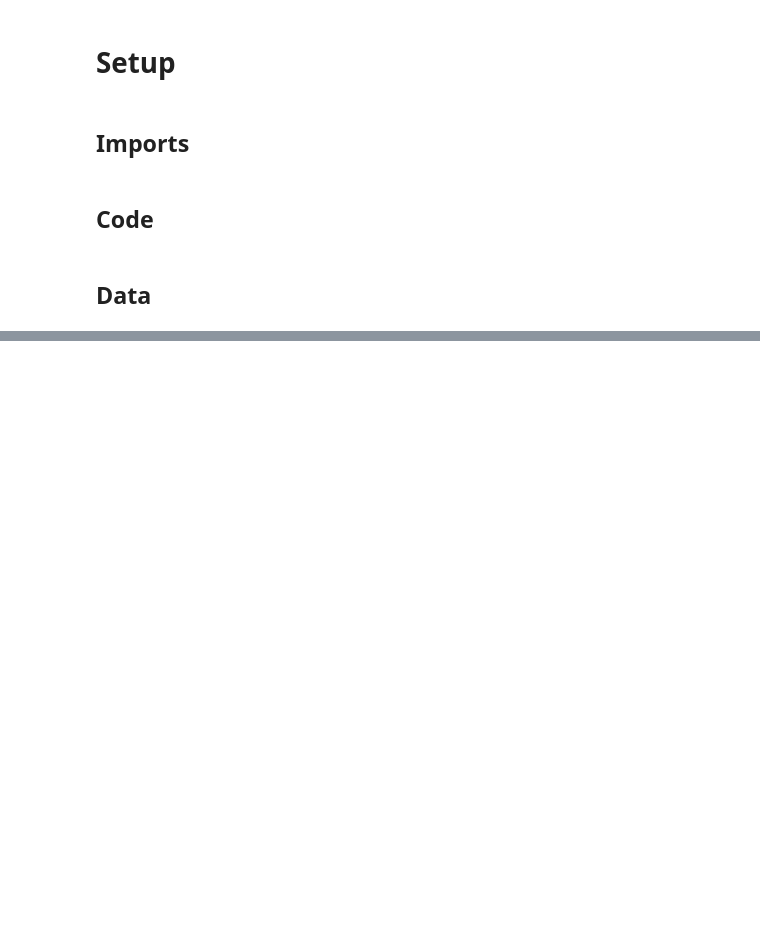
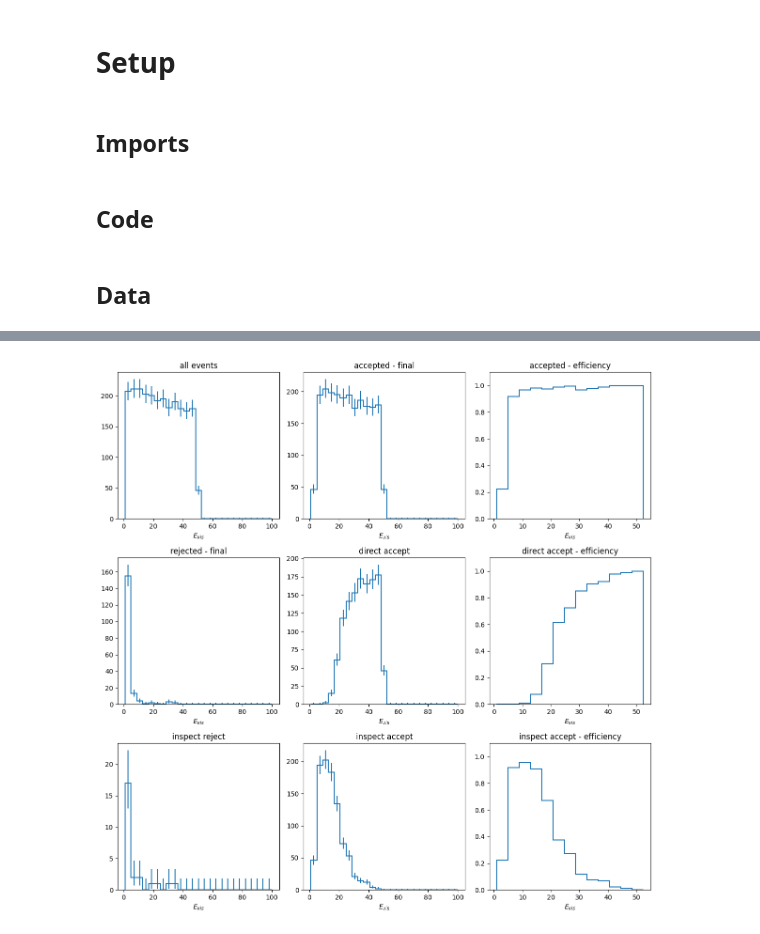
Before and after one commit to alessandrothea/tpvalidator, a Jupyter notebook: notebooks/mcprod/TAFinderDev.ipynb, the cells around one changed output, grey strips where cells are left out. Drawn from its saved outputs; the diff is of its cells as text; code cells hidden in the pictures; blank space fills up the shorter version.

```diff
--- a/notebooks/mcprod/TAFinderDev.ipynb
+++ b/notebooks/mcprod/TAFinderDev.ipynb
@@ -709,0 +73,11 @@ fig.tight_layout()
+# %%
+aws.event_summary[['event_uid', 'event', 'run', 'subrun', 'tot_visible_energy_rop2']]
+# ke_df = aws.mctruths[['event_uid', 'event', 'run', 'subrun', 'kinetic_energy','x', 'y', 'z']]
+
+ev_sum = aws.event_summary[['event_uid', 'event', 'run', 'subrun', 'tot_visible_energy_rop2']].set_index('event_uid')
+ev_sum = ev_sum.join(aws.mctruths[['event_uid', 'kinetic_energy','x', 'y', 'z']].set_index('event_uid'))
+ev_sum = ev_sum.join(aws.ta_event_selection[['event_uid', 'accepted', 'num_accept_win', 'num_inspect_win', 'num_inspect_accept_win', 'max_win_sadc', 'max_win_cluster_sadc']].set_index('event_uid'))
+ev_sum['kinetic_energy'] *= 1000
+
+
+# display(ev_sum)
@@ -709,0 +147,77 @@ fig.tight_layout()
+# %%
+ev_sum = ev_sum.query("kinetic_energy < 50")
+# %%
+energy_var = 'kinetic_energy'
+label='$E_{kin}$'
+
+energy_var = 'tot_visible_energy_rop2'
+label='$E_{vis}$'
+
+
+ke_ax = hist.axis.Regular(25, 1, 100, name=label, flow=False)
+
+h_ke = hist.Hist(ke_ax, storage=hist.storage.Double())
+h_ke.fill(ev_sum[energy_var])
+
+h_ke_acc = hist.Hist(ke_ax, storage=hist.storage.Double())
+h_ke_acc.fill(ev_sum.query('accepted == True')[energy_var])
+
+h_ke_rej = hist.Hist(ke_ax, storage=hist.storage.Double())
+h_ke_rej.fill(ev_sum.query('accepted == False')[energy_var])
+
+h_ke_dir_acc = hist.Hist(ke_ax, storage=hist.storage.Double())
+h_ke_dir_acc.fill(ev_sum.query('num_accept_win > 0')[energy_var])
+
+h_ke_insp_acc = hist.Hist(ke_ax, storage=hist.storage.Double())
+h_ke_insp_acc.fill(ev_sum.query('num_accept_win == 0 & num_inspect_accept_win > 0')[energy_var])
+
+h_ke_insp_rej = hist.Hist(ke_ax, storage=hist.storage.Double())
+h_ke_insp_rej.fill(ev_sum.query('num_accept_win == 0 & num_inspect_win > 0 & max_win_cluster_sadc < 7500')[energy_var])
+
+r = (h_ke_acc/h_ke)
+
+
+fig,axes = plt.subplots(3,3, figsize=(12,12))
+ax=axes[0][0]
+mplhep.histplot(h_ke, ax=ax)
+ax.set_title('all events')
+
+ax=axes[0][1]
+mplhep.histplot(h_ke_acc, ax=ax)
+ax.set_title('accepted - final')
+
+ax=axes[0][2]
+mplhep.histplot(r, ax=ax)
+ax.set_ylim(0,1.1)
+ax.set_title('accepted - efficiency')
+
+
+ax=axes[1,0]
+mplhep.histplot(h_ke_rej, ax=ax)
+ax.set_title('rejected - final')
+
+ax=axes[1,1]
+mplhep.histplot(h_ke_dir_acc, ax=ax)
+ax.set_title('direct accept')
+ax=axes[1,2]
+mplhep.histplot(h_ke_dir_acc/h_ke, ax=ax)
+ax.set_ylim(0,1.1)
+ax.set_title('direct accept - efficiency')
+
+ax=axes[2,0]
+mplhep.histplot(h_ke_insp_rej, ax=ax)
+ax.set_title('inspect reject')
+
+ax=axes[2,1]
+mplhep.histplot(h_ke_insp_acc, ax=ax)
+ax.set_title('inspect accept')
+
+
+ax=axes[2,2]
+mplhep.histplot(h_ke_insp_acc/h_ke, ax=ax)
+ax.set_title('inspect accept - efficiency')
+ax.set_ylim(0,1.1)
+
+fig.tight_layout()
+# %% [output]
+[figure, added]
```
Also changed, not shown: parts of 54 cells of this notebook, 18 other files.
